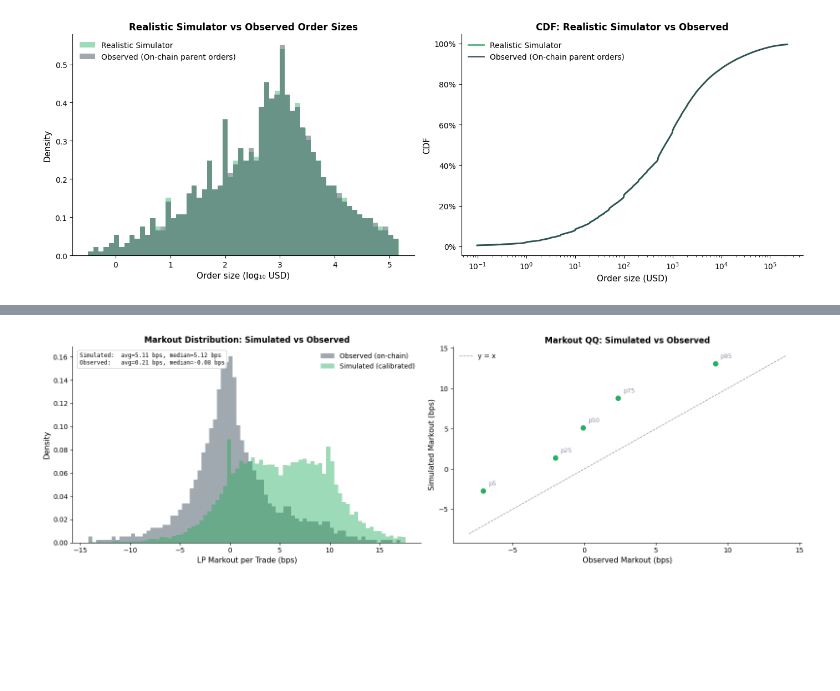
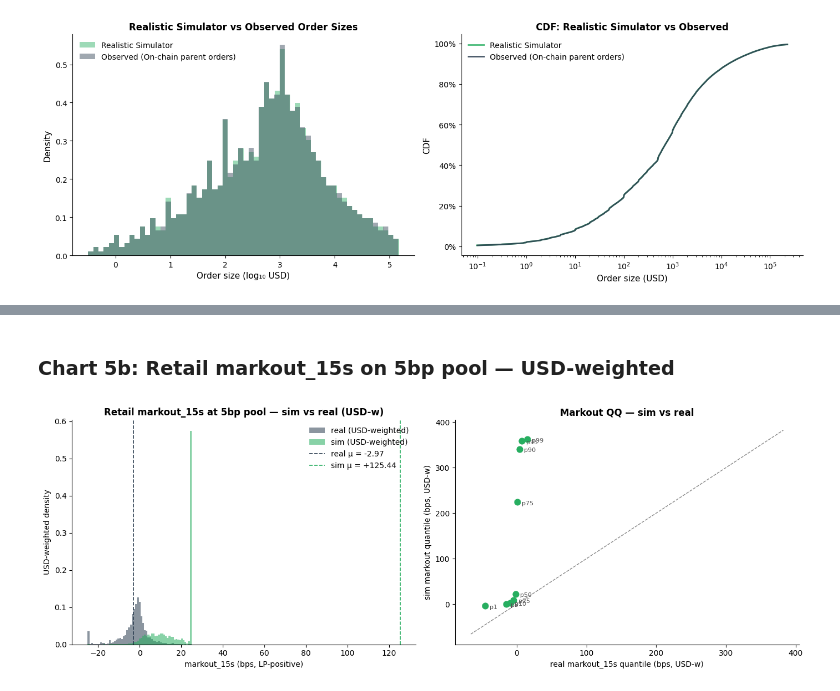
Before and after one commit to wanxinwanxin/amm-gym, a Jupyter notebook: presentation/realistic_simulator.ipynb, the cells around one changed output, grey strips where cells are left out. Cells and saved outputs as stored; diff of their text form; code cells hidden in the pictures; blank space fills up the shorter version.

```diff
--- a/presentation/realistic_simulator.ipynb
+++ b/presentation/realistic_simulator.ipynb
@@ -267,10 +229,10 @@ get_calibration_summary(sim_data)
+# %% [markdown]
+### Chart 5b: Retail markout_15s on 5bp pool — USD-weighted
 # %%
-fig, (ax1, ax2) = plt.subplots(1, 2, figsize=(16, 5))
-
-plot_markout_comparison(sim_data, ax=ax1)
-plot_markout_qq(sim_data, ax=ax2)
-
+fig, (ax1, ax2) = plt.subplots(1, 2, figsize=(14, 5))
+plot_retail_markout_overlay(ax=ax1)
+plot_retail_markout_qq(ax=ax2)
 plt.tight_layout()
 plt.show()
 # %% [output]
-[figure, old version]
+[figure, new version]
```
Also changed, not shown: parts of 22 cells of this notebook, 16 other files.
